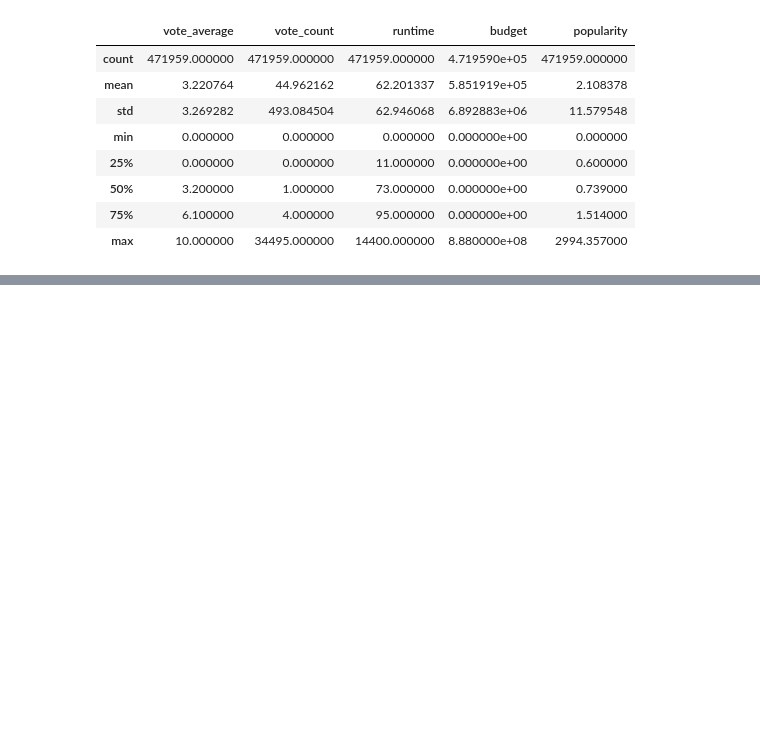
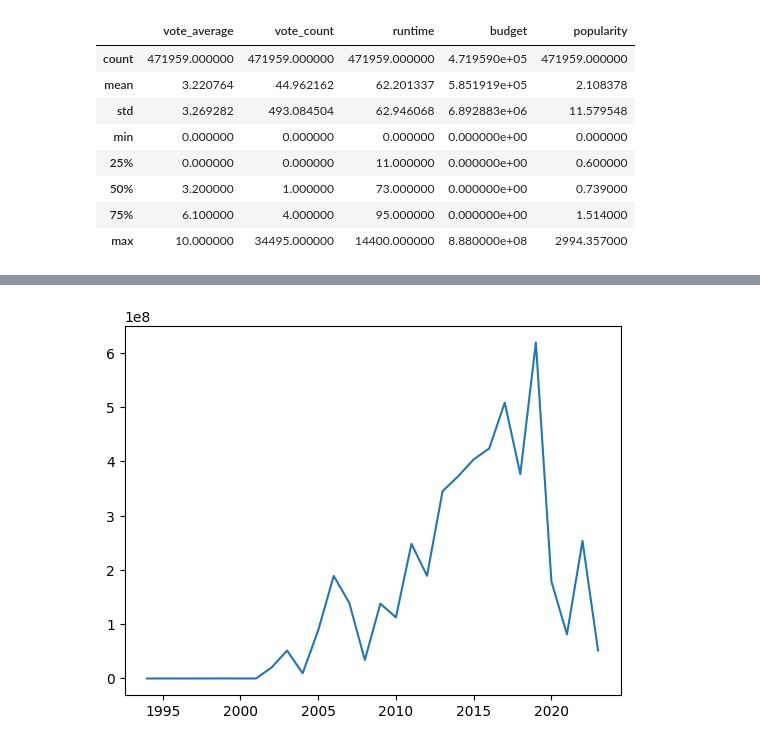
Before and after one commit to orin00/colab, a Jupyter notebook: 240312_영화판매량.ipynb, the cells around one changed output, grey strips where cells are left out. Cells and saved outputs as stored; diff of their text form; code cells hidden in the pictures; blank space fills up the shorter version.

```diff
--- a/240312_영화판매량.ipynb
+++ b/240312_영화판매량.ipynb
@@ -269,0 +704,3 @@ X_num.describe()
+# %%
+df = pd.concat([df_num, X_cat], axis=1)
+df
@@ -269,0 +721,3 @@ X_num.describe()
+# %%
+df_ko = df[df['original_language'] == 'ko']
+df_ko = df_ko.groupby(['year']).sum()
@@ -269,0 +741,2 @@ X_num.describe()
+# %%
+df_ko_year = df_ko[df_ko['revenue'] > 0]
@@ -269,0 +764,5 @@ X_num.describe()
+# %%
+plt.plot(df_ko_year.index, df_ko_year['revenue'])
+plt.show()
+# %% [output]
+[figure, added]
```
Also changed, not shown: parts of 67 cells of this notebook.
